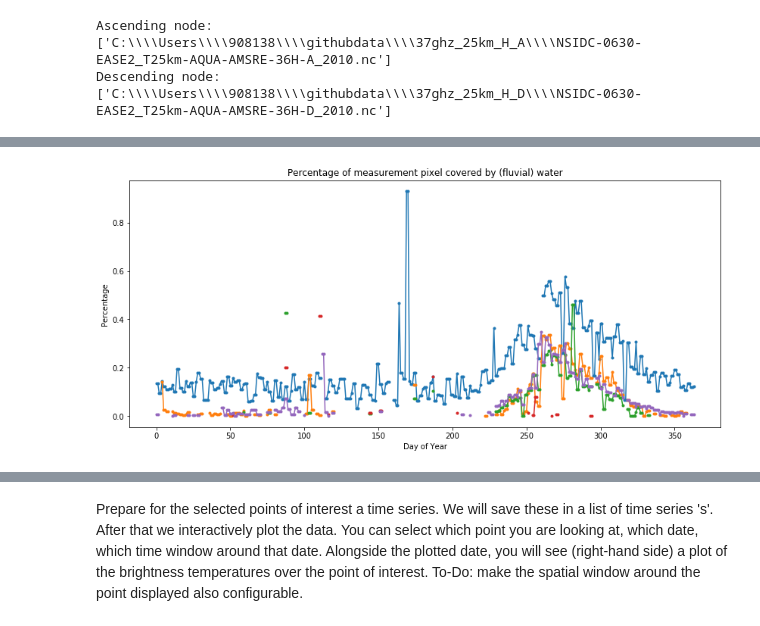
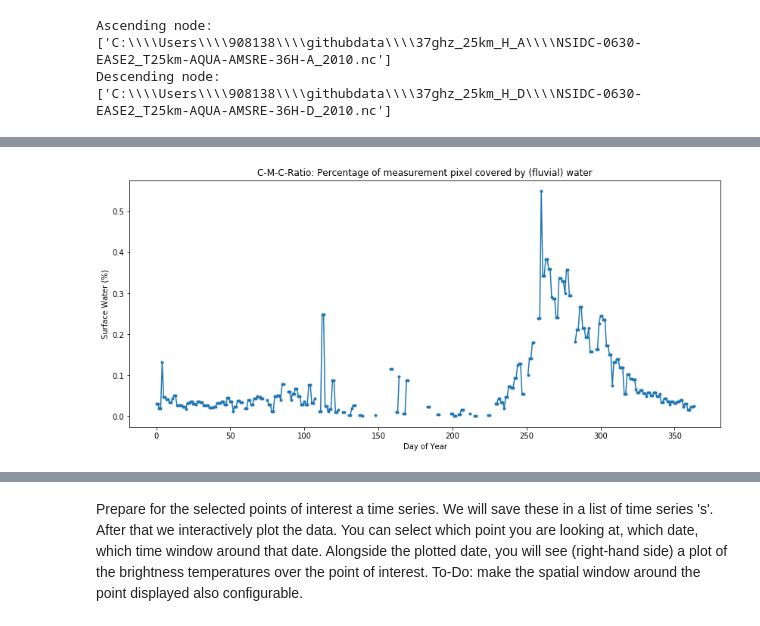
Before and after one commit to hcwinsemius/satellite-cookbook, a Jupyter notebook: NSIDC-AMSRE/C-M_ratio_discharge-fieldwork.ipynb, the cells around one changed output, grey strips where cells are left out. Cells and saved outputs as stored; diff of their text form; code cells hidden in the pictures.

```diff
--- a/NSIDC-AMSRE/C-M_ratio_discharge-fieldwork.ipynb
+++ b/NSIDC-AMSRE/C-M_ratio_discharge-fieldwork.ipynb
@@ -245,46 +250,46 @@ Text(0,0.5,'Brightness Temperature (K)')
 q_wet = values[0] # wet calibration cell
 q_d1 = values[1] #dry calibration cell 1
 q_m1 = values[2] #measurement cell 1
-q_d2 = values[3]
-q_m2 = values[4]
-q_d3 = values[5]
-q_m3 = values[6]
-q_d4 = values[7]
-q_m4 = values[8]
-q_dbon = values[9]
-q_mbon = values[10]
+# q_d2 = values[3]
+# q_m2 = values[4]
+# q_d3 = values[5]
+# q_m3 = values[6]
+# q_d4 = values[7]
+# q_m4 = values[8]
+# q_dbon = values[9]
+# q_mbon = values[10]
 # q_m5 = values[6]
 
 # q_dbon
 
 values_q1 = ((q_d1 / q_m1))
-values_q2 = ((q_d1 / q_m2))
-values_q3 = ((q_d1 / q_m3))
-values_q4 = ((q_d1 / q_m4))
-values_qbon = ((q_dbon / q_mbon))
+# values_q2 = ((q_d1 / q_m2))
+# values_q3 = ((q_d1 / q_m3))
+# values_q4 = ((q_d1 / q_m4))
+# values_qbon = ((q_dbon / q_mbon))
 # values_q5 = ((q_dry / q_m5))
 
 plt.figure(figsize=(14,6))
 plt.plot(values_q1, marker='.', label= 'point 1')
-plt.plot(values_q2, marker='.', label= 'point 2')
-plt.plot(values_q3, marker='.', label= 'point 3')
-plt.plot(values_q4, marker='.', label= 'point 4')
-plt.plot(values_qbon, marker='.', label= 'bonou')
+# plt.plot(values_q2, marker='.', label= 'point 2')
+# plt.plot(values_q3, marker='.', label= 'point 3')
+# plt.plot(values_q4, marker='.', label= 'point 4')
+# plt.plot(values_qbon, marker='.', label= 'bonou')
 # plt.plot(values_q5, marker='.', label= 'point 5')
 
 plt.legend()
 
-plt.title('Discharge curve')
+plt.title('C-M-Ratio')
 plt.xlabel('Day of Year')
 plt.ylabel('C/M ratio')
 
 # Let's define the % coverered in water
 # Preliminary assumption: wet cell = 100% water, dry cell = 0% water
 p1 = ((q_d1 - q_m1)/ (q_d1 - q_wet)) #defining p as percentage of pixel covered.
-p2 = ((q_d1 - q_m2)/ (q_d1 - q_wet))
-p3 = ((q_d1 - q_m3)/ (q_d1 - q_wet))
-p4 = ((q_d1 - q_m4)/ (q_d1 - q_wet))
-pbon = ((q_dbon - q_mbon)/ (q_dbon - q_wet))
+# p2 = ((q_d1 - q_m2)/ (q_d1 - q_wet))
+# p3 = ((q_d1 - q_m3)/ (q_d1 - q_wet))
+# p4 = ((q_d1 - q_m4)/ (q_d1 - q_wet))
+# pbon = ((q_dbon - q_mbon)/ (q_dbon - q_wet))
 # p5 = ((q_dry - q_m5)/ (q_dry - q_wet))
 # plt.figure(figsize=(14,6))
 # plt.plot(p, marker = '.', label = 'percentage')
@@ -295,38 +300,38 @@ pbon = ((q_dbon - q_mbon)/ (q_dbon - q_wet))
 
 # Fill the missing numbers (NaN) with a backward fill method
 P1 = pd.DataFrame(p1)
-P2 = pd.DataFrame(p2)
-P3 = pd.DataFrame(p3)
-P4 = pd.DataFrame(p4)
-Pbon = pd.DataFrame(pbon)
+# P2 = pd.DataFrame(p2)
+# P3 = pd.DataFrame(p3)
+# P4 = pd.DataFrame(p4)
+# Pbon = pd.DataFrame(pbon)
 # P5 = pd.DataFrame(p5)
 
 # print(P)
 P1.fillna(method='bfill',inplace=True)
-P2.fillna(method='bfill',inplace=True)
-P3.fillna(method='bfill',inplace=True)
-P4.fillna(method='bfill',inplace=True)
-Pbon.fillna(method='bfill',inplace=True)
+# P2.fillna(method='bfill',inplace=True)
+# P3.fillna(method='bfill',inplace=True)
+# P4.fillna(method='bfill',inplace=True)
+# Pbon.fillna(method='bfill',inplace=True)
 # P5.fillna(method='bfill',inplace=True)
 
 # print(P)
 P1[P1<0] = P1.fillna(method='bfill',inplace=True)
-P2[P2<0] = P2.fillna(method='bfill',inplace=True)
-P3[P3<0] = P3.fillna(method='bfill',inplace=True)
-P4[P4<0] = P4.fillna(method='bfill',inplace=True)
-Pbon[Pbon<0] = Pbon.fillna(method='bfill',inplace=True)
+# P2[P2<0] = P2.fillna(method='bfill',inplace=True)
+# P3[P3<0] = P3.fillna(method='bfill',inplace=True)
+# P4[P4<0] = P4.fillna(method='bfill',inplace=True)
+# Pbon[Pbon<0] = Pbon.fillna(method='bfill',inplace=True)
 # P5[P5<0] = P5.fillna(method='bfill',inplace=True)
 
 # P[P<0] = 0
 plt.figure(figsize=(14,6))
 plt.plot(P1, marker = '.', label = 'percentage')
-plt.plot(P2, marker = '.', label = 'percentage')
-plt.plot(P3, marker = '.', label = 'percentage')
-plt.plot(P4, marker = '.', label = 'percentage')
-plt.plot(Pbon, marker = '.', label = 'percentage')
+# plt.plot(P2, marker = '.', label = 'percentage')
+# plt.plot(P3, marker = '.', label = 'percentage')
+# plt.plot(P4, marker = '.', label = 'percentage')
+# plt.plot(Pbon, marker = '.', label = 'percentage')
 # plt.plot(P5, marker = '.', label = 'percentage')
 
-plt.title('Percentage of measurement pixel covered by (fluvial) water')
+plt.title('C-M-C-Ratio: Percentage of measurement pixel covered by (fluvial) water')
 plt.xlabel('Day of Year')
-plt.ylabel('Percentage')
+plt.ylabel('Surface Water (%)')
 # %% [output]
@@ -335,4 +340,4 @@ Text(0,0.5,'Percentage')
-[figure, old version]
+[figure, new version]
 # %%
 # CM RATIO
 
```
Also changed, not shown: parts of 9 cells of this notebook, 2 other files.
